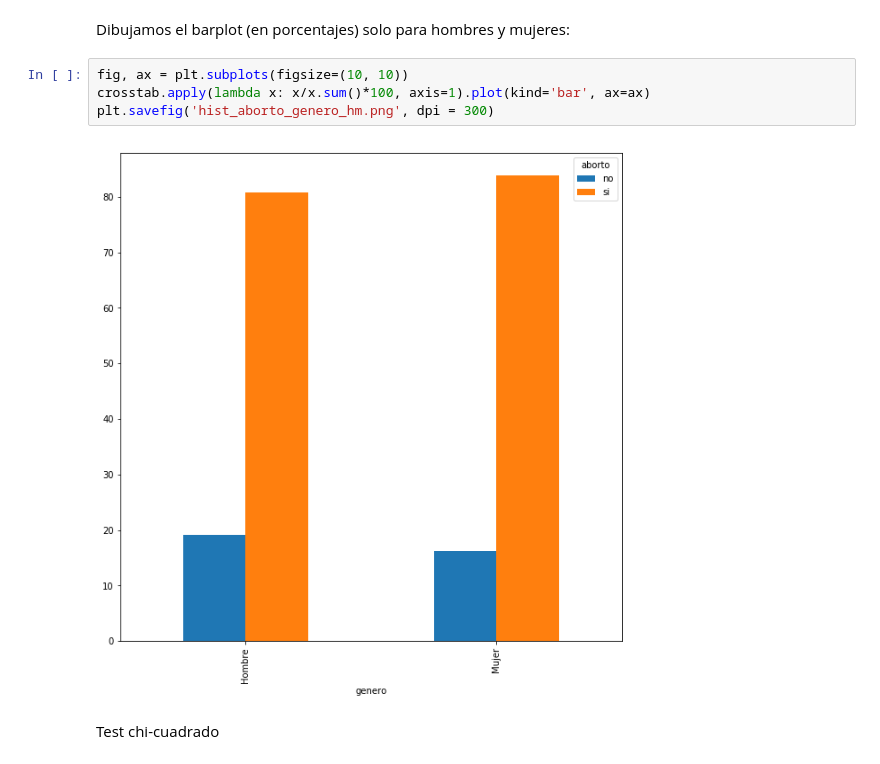
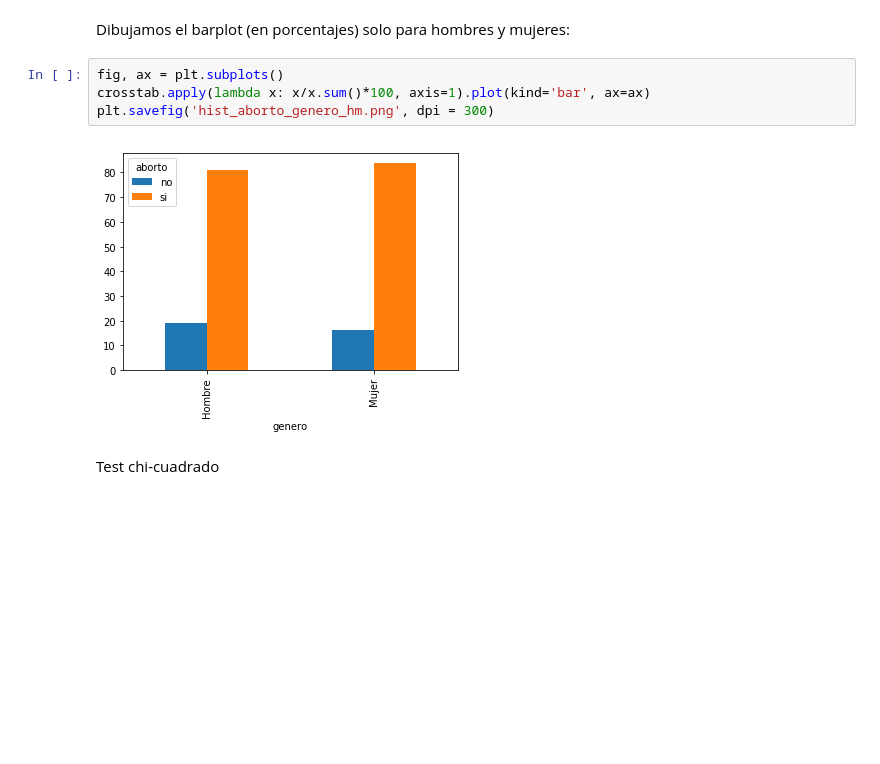
Before and after one commit to fveredas/bioestadisticaupv, a Jupyter notebook: bioestadistica_Javier.ipynb, the cells around one changed output. Drawn from its saved outputs; the diff is of its cells as text; blank space fills up the shorter version.

```diff
--- a/bioestadistica_Javier.ipynb
+++ b/bioestadistica_Javier.ipynb
@@ -224,11 +236,11 @@ crosstab
 # %% [markdown]
 Dibujamos el barplot (en porcentajes) solo para hombres y mujeres:
 # %%
-fig, ax = plt.subplots(figsize=(10, 10))
+fig, ax = plt.subplots()
 crosstab.apply(lambda x: x/x.sum()*100, axis=1).plot(kind='bar', ax=ax)
 plt.savefig('hist_aborto_genero_hm.png', dpi = 300)
 # %% [output]
-[figure, old version]
+[figure, new version]
 # %% [markdown]
 Test chi-cuadrado
 # %%
```
Also changed, not shown: parts of 22 cells of this notebook, 12 other files.
